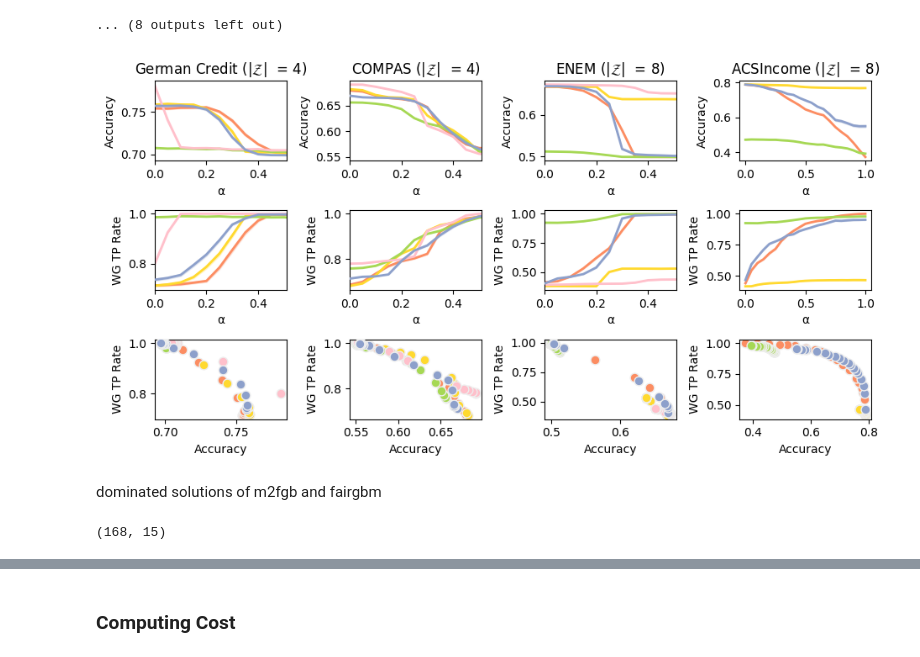
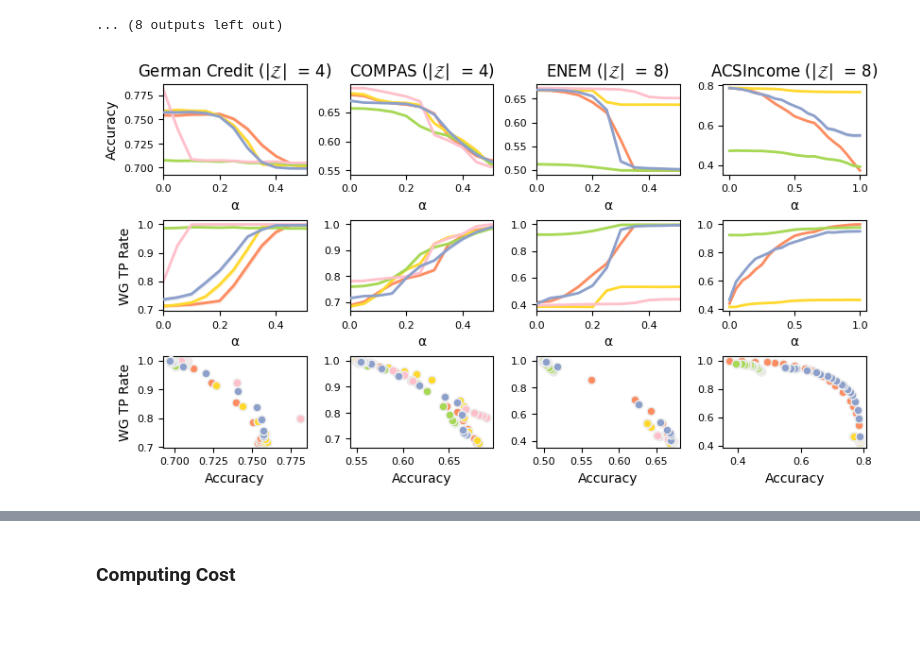
Before and after one commit to hiaac-finance/m2fgb, a Jupyter notebook: notebooks/plot_results.ipynb, the cells around one changed output, grey strips where cells are left out. Cells and saved outputs as stored; diff of their text form; code cells hidden in the pictures; blank space fills up the shorter version.

```diff
--- a/notebooks/plot_results.ipynb
+++ b/notebooks/plot_results.ipynb
@@ -148,7 +150,7 @@ for method in methods_names:
             "tpr_logloss" : np.nanmean(loss[Y_train == 1]),
         })
 
-        for a in A_train.unique():
+        for a in sorted(A_train.unique().tolist()): #A_train.unique():
             idx = A_train == a
             results[-1]["acc_" + str(a)] = accuracy_score(Y_train[idx], Y_pred[idx])
             results[-1]["tpr_" + str(a)] = utils.tpr_score(Y_train[idx], Y_pred[idx])
@@ -169,7 +171,7 @@ for method in methods_names:
             "tpr_logloss" : np.nanmean(loss[Y_test == 1]),
         })
 
-        for a in A_train.unique():
+        for a in sorted(A_train.unique().tolist()): #A_train.unique():
             idx = A_test == a
             results[-1]["acc_" + str(a)] = accuracy_score(Y_test[idx], Y_pred[idx])
             results[-1]["tpr_" + str(a)] = utils.tpr_score(Y_test[idx], Y_pred[idx])
@@ -452,12 +490,16 @@ def plot_results(axs, df_results, perf_metric, fair_metric):
             df_results_filter[fair_metric],
             c = methods_color[model],
             label = model,
-            s = 60,
+            s = 40,
             ec = "#eeeeee",
             zorder = 100 if "M2FGB" in model else 1,
         )
         axs[2].set_xlabel(perf_metric)
         axs[2].set_ylabel(fair_metric)
+
+    # make all ticks font size 8
+    for ax in axs:
+        ax.tick_params(axis='both', which='major', labelsize=8)
 # %% [markdown]
 ## EQ Loss
 # %%
@@ -504,6 +546,14 @@ for i, dataset in enumerate(dataset_list):
     axs[2, i].set_xlabel("Accuracy")
     axs[2, i].set_ylabel("WG Accuracy")
 
-plt.tight_layout()
-plt.savefig("../figs/bench_eq.pdf", dpi = 300)
+    if i > 0:
+        for j in range(3):
+            axs[j, i].set_ylabel("")
+
+plt.subplots_adjust(hspace=0.5)
+plt.subplots_adjust(wspace=0.3)
+
+
+#plt.tight_layout()
+plt.savefig("../figs/bench_eq_updated.pdf", dpi = 300)
 # %% [output]
@@ -549,6 +607,12 @@ for i, dataset in enumerate(dataset_list):
     axs[2, i].set_xlabel("Accuracy")
     axs[2, i].set_ylabel("WG Pos. Rate")
 
-plt.tight_layout()
-plt.savefig("../figs/bench_pr.pdf", dpi = 300)
+    if i > 0:
+        for j in range(3):
+            axs[j, i].set_ylabel("")
+
+plt.subplots_adjust(hspace=0.5)
+plt.subplots_adjust(wspace=0.3)
+#plt.tight_layout()
+plt.savefig("../figs/bench_pr_updated.pdf", dpi = 300)
 # %% [output]
@@ -583,40 +655,38 @@ Total models for LGBMClassifier, enem_8g : 1000
 # %%
 fig, axs = plt.subplots(nrows = 3, ncols = len(dataset_list), figsize = (2.4 * len(dataset_list), 5))
 if len(dataset_list) == 1:
     axs = np.array(axs).reshape(-1, 1)
 
 for i, dataset in enumerate(dataset_list):
     plot_results(axs[:, i], df_results[df_results.dataset == dataset], perf_metric, fair_metric)
     n_groups = int(dataset.split("_")[1][:-1])
     dataset = dataset.split("_")[0]
     axs[0, i].set_title(dataset_names[dataset] + " (|$\mathcal{Z}$|  " + f"= {n_groups})")
     for j in range(2):
         axs[j, i].set_xlabel("α")
         #axs[j, i].set_xlim(0, 0.7)
     axs[0, i].set_ylabel("Accuracy")
     axs[1, i].set_ylabel("WG TP Rate")
 
     axs[2, i].set_xlabel("Accuracy")
     axs[2, i].set_ylabel("WG TP Rate")
 
+    if i > 0:
+        for j in range(3):
+            axs[j, i].set_ylabel("")
+
 
 for i in range(2):
     axs[i, 0].set_xlim(0, 0.51)
     axs[i, 1].set_xlim(0, 0.51)
     axs[i, 2].set_xlim(0, 0.51)
 
 
-plt.tight_layout()
-plt.savefig("../figs/bench_tpr.pdf", dpi = 300)
+#plt.tight_layout()
+
+plt.subplots_adjust(hspace=0.5)
+plt.subplots_adjust(wspace=0.3)
+
+plt.savefig("../figs/bench_tpr_updated.pdf", dpi = 300)
 # %% [output]
-[figure, old version]
+[figure, new version]
-# %% [markdown]
-dominated solutions of m2fgb and fairgbm
-# %%
-df_comparison = df_results[
-    (df_results.model == "M2FGBClassifier_v1_tpr") |
-    (df_results.model == "FairGBMClassifier_eod")
-]
-df_comparison.shape
-# %% [output]
-(168, 15)
```
Also changed, not shown: parts of 10 cells of this notebook, 1 other file.
